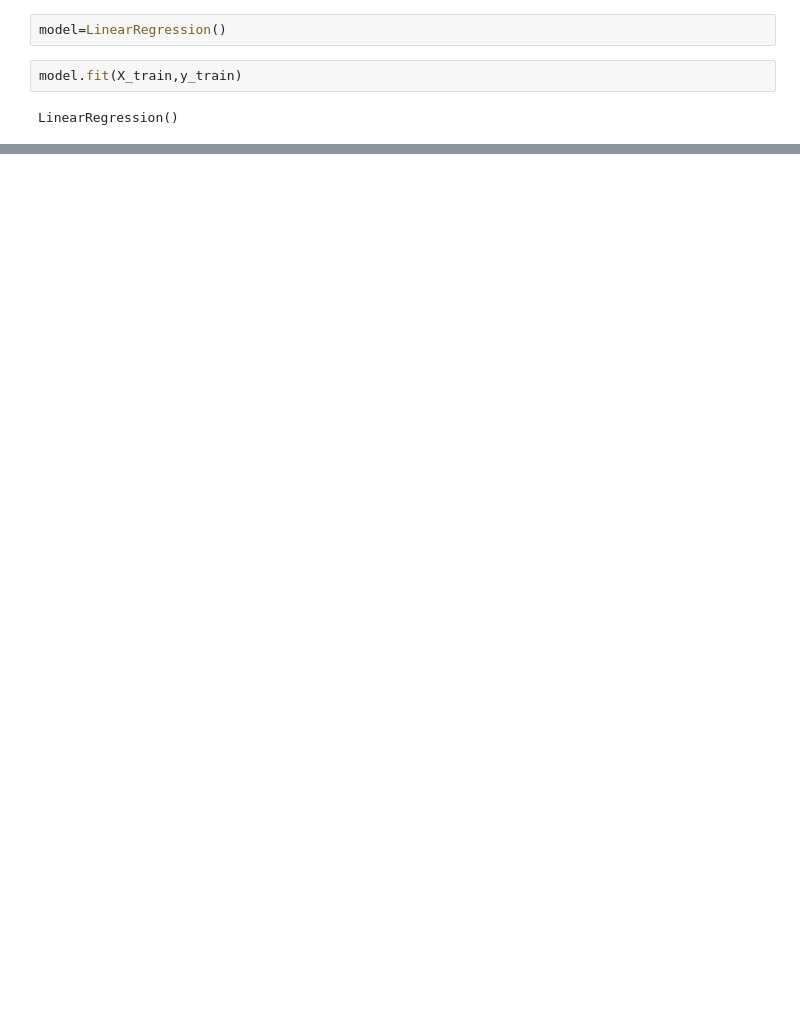
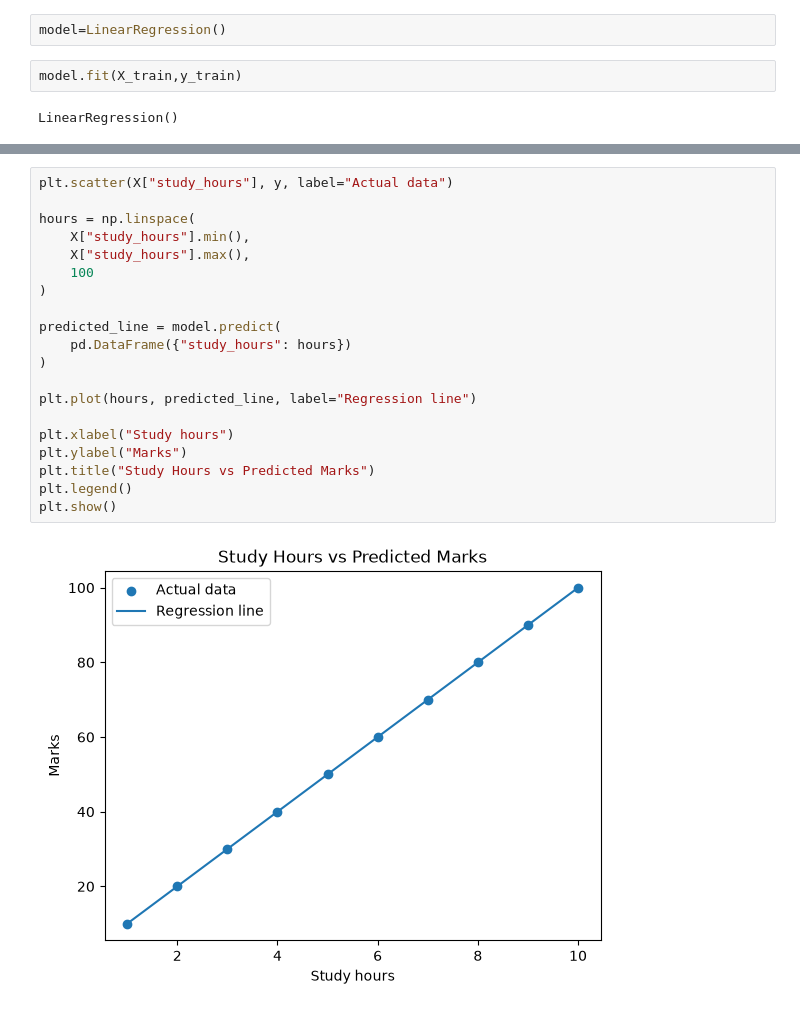
Before and after one commit to balaji-wadhekar/Machine-Learning-, a Jupyter notebook: student_mark_predictions.ipynb, the cells around one changed output, grey strips where cells are left out. Cells and saved outputs as stored; diff of their text form; blank space fills up the shorter version.

Commit message:
MOdel Train Success

```diff
--- a/student_mark_predictions.ipynb
+++ b/student_mark_predictions.ipynb
@@ -62,0 +99,22 @@ y_pred=model.predict(X_test)
+# %%
+plt.scatter(X["study_hours"], y, label="Actual data")
+
+hours = np.linspace(
+    X["study_hours"].min(),
+    X["study_hours"].max(),
+    100
+)
+
+predicted_line = model.predict(
+    pd.DataFrame({"study_hours": hours})
+)
+
+plt.plot(hours, predicted_line, label="Regression line")
+
+plt.xlabel("Study hours")
+plt.ylabel("Marks")
+plt.title("Study Hours vs Predicted Marks")
+plt.legend()
+plt.show()
+# %% [output]
+[figure, added]
```
Also changed, not shown: parts of 3 cells of this notebook.
